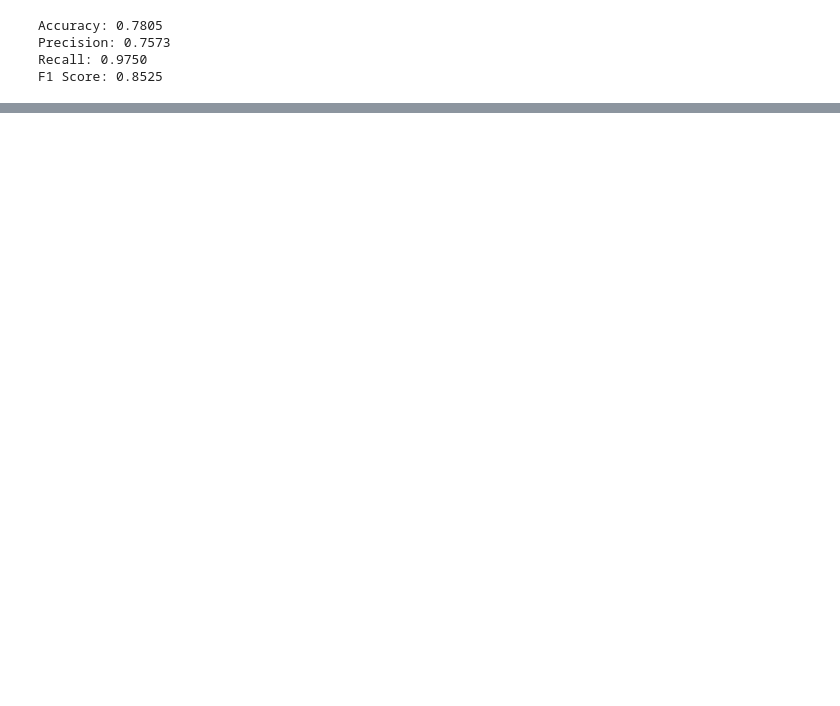
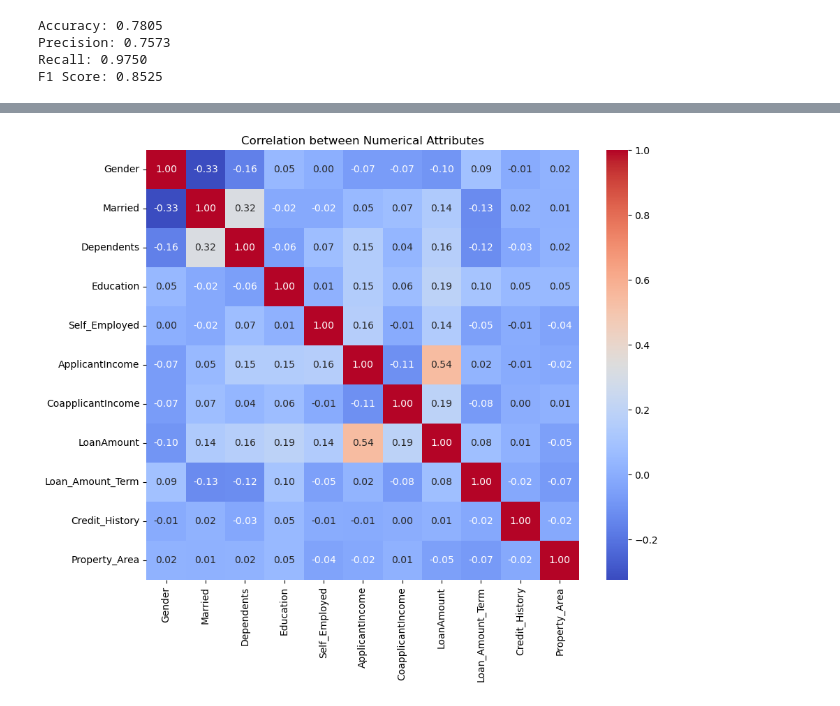
Before and after one commit to shreya9841/loanpredict, a Jupyter notebook: algorithm.ipynb, the cells around one changed output, grey strips where cells are left out. Cells and saved outputs as stored; diff of their text form; code cells hidden in the pictures; blank space fills up the shorter version.

```diff
--- a/algorithm.ipynb
+++ b/algorithm.ipynb
@@ -164,0 +205,9 @@ with open("features.pkl", "wb") as f:
+# %%
+# 3. Correlation heatmap for numerical attributes
+numerical_cols = X_train.select_dtypes(include=np.number).columns
+plt.figure(figsize=(10,8))
+sns.heatmap(X_train[numerical_cols].corr(), annot=True, cmap="coolwarm", fmt=".2f")
+plt.title("Correlation between Numerical Attributes")
+plt.show()
+# %% [output]
+[figure, added]
```
Also changed, not shown: parts of 3 cells of this notebook, 1 other file.
